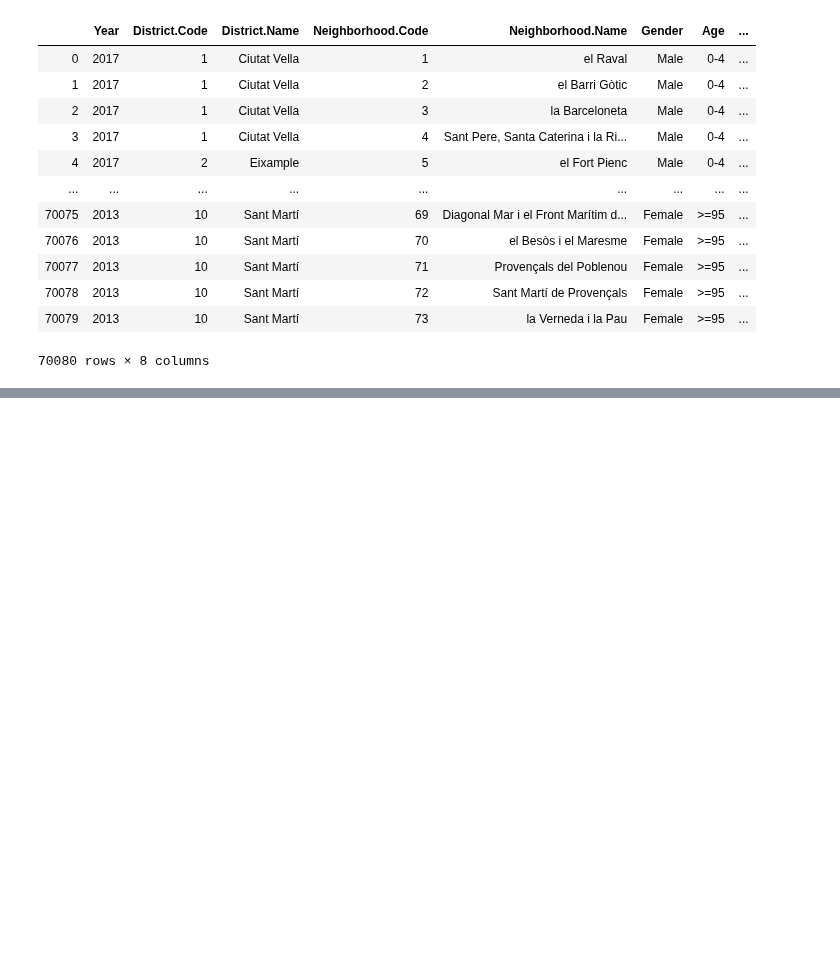
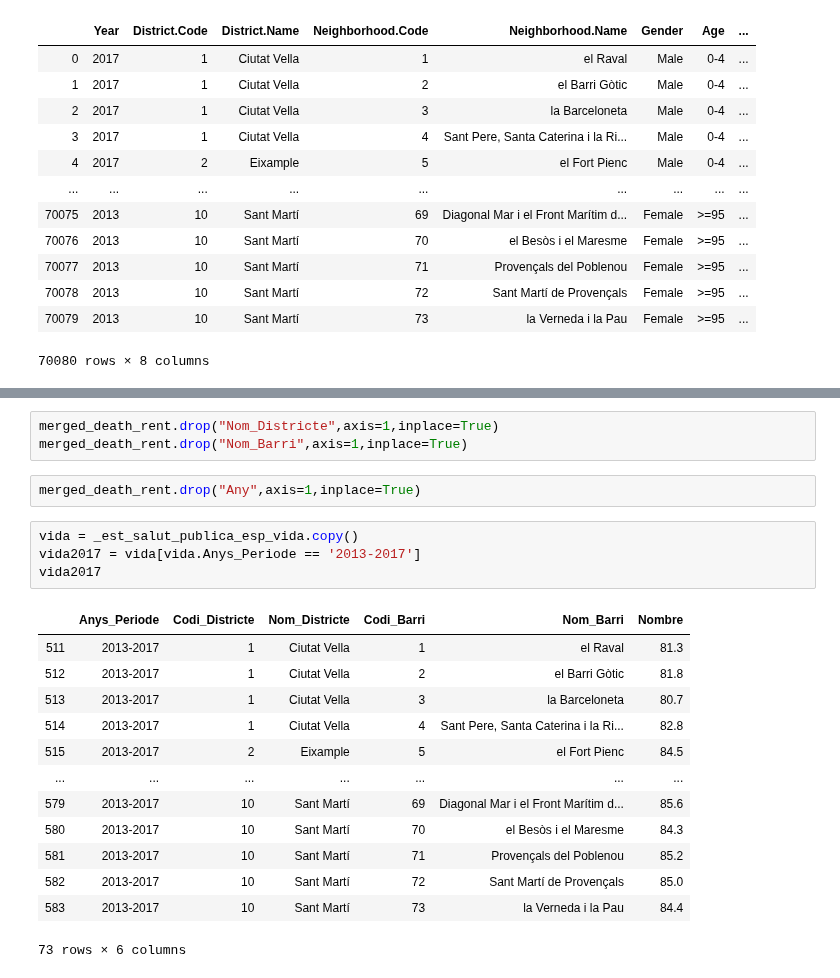
Before and after one commit to ta-data-bcn/Project-Week-2-Barcelona, a Jupyter notebook: your-project/Code/Ramon_JN.ipynb, the cells around one changed output, grey strips where cells are left out. Saved outputs shown, nothing was run; the diff lists cells and outputs as text; blank space fills up the shorter version.

```diff
--- a/your-project/Code/Ramon_JN.ipynb
+++ b/your-project/Code/Ramon_JN.ipynb
@@ -170,0 +333,23 @@ NameError: name 'immigrants' is not defined
+# %%
+merged_death_rent.drop("Nom_Districte",axis=1,inplace=True)
+merged_death_rent.drop("Nom_Barri",axis=1,inplace=True)
+# %%
+merged_death_rent.drop("Any",axis=1,inplace=True)
+# %%
+vida = _est_salut_publica_esp_vida.copy()
+vida2017 = vida[vida.Anys_Periode == '2013-2017']
+vida2017
+# %% [output]
+|  | Anys_Periode | Codi_Districte | Nom_Districte | Codi_Barri | Nom_Barri | Nombre |
+| 511 | 2013-2017 | 1 | Ciutat Vella | 1 | el Raval | 81.3 |
+| 512 | 2013-2017 | 1 | Ciutat Vella | 2 | el Barri Gòtic | 81.8 |
+| 513 | 2013-2017 | 1 | Ciutat Vella | 3 | la Barceloneta | 80.7 |
+| 514 | 2013-2017 | 1 | Ciutat Vella | 4 | Sant Pere, Santa Caterina i la Ri... | 82.8 |
+| 515 | 2013-2017 | 2 | Eixample | 5 | el Fort Pienc | 84.5 |
+| ... | ... | ... | ... | ... | ... | ... |
+| 579 | 2013-2017 | 10 | Sant Martí | 69 | Diagonal Mar i el Front Marítim d... | 85.6 |
+| 580 | 2013-2017 | 10 | Sant Martí | 70 | el Besòs i el Maresme | 84.3 |
+| 581 | 2013-2017 | 10 | Sant Martí | 71 | Provençals del Poblenou | 85.2 |
+| 582 | 2013-2017 | 10 | Sant Martí | 72 | Sant Martí de Provençals | 85.0 |
+| 583 | 2013-2017 | 10 | Sant Martí | 73 | la Verneda i la Pau | 84.4 |
+73 rows × 6 columns
```
Also changed, not shown: parts of 28 cells of this notebook, 2 other files.
